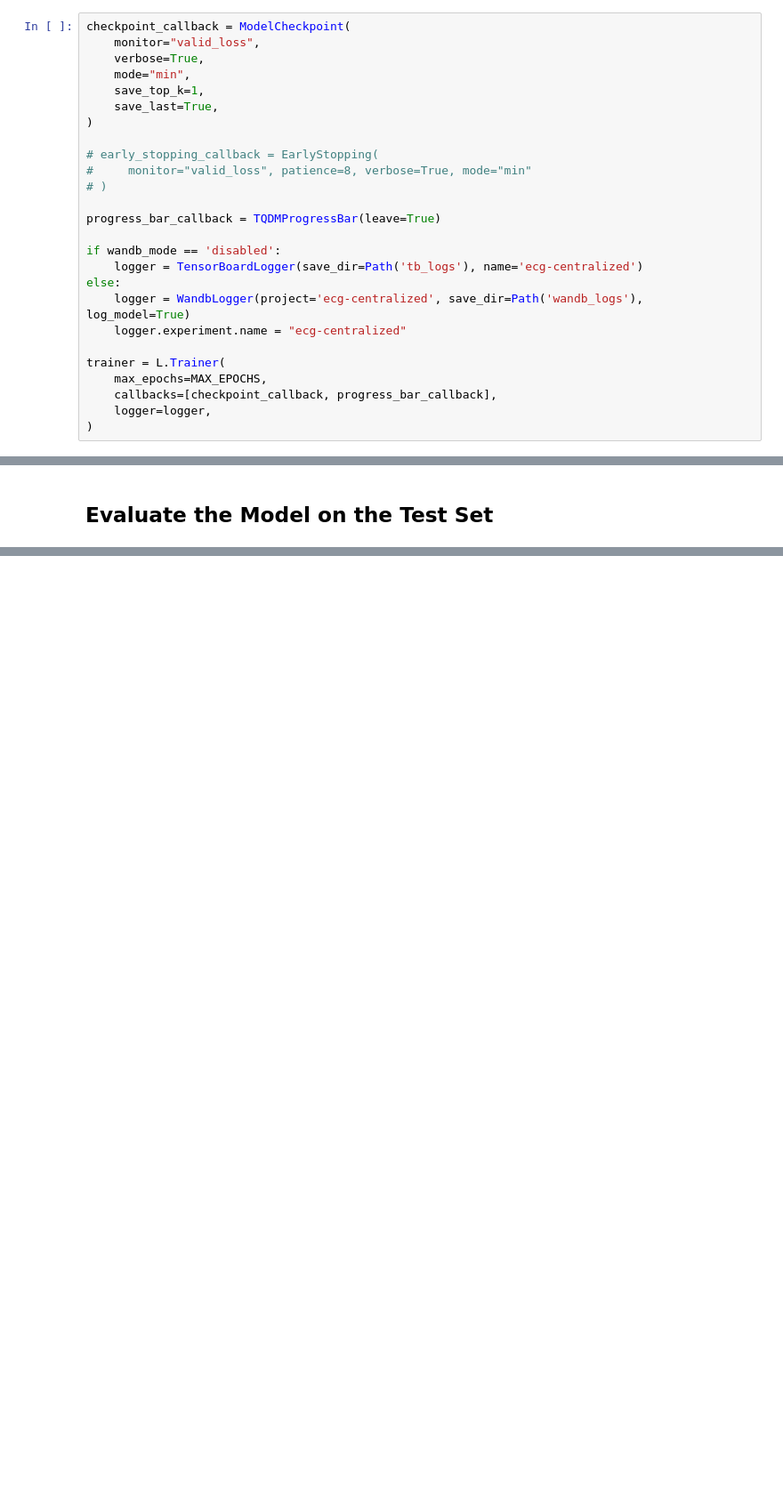
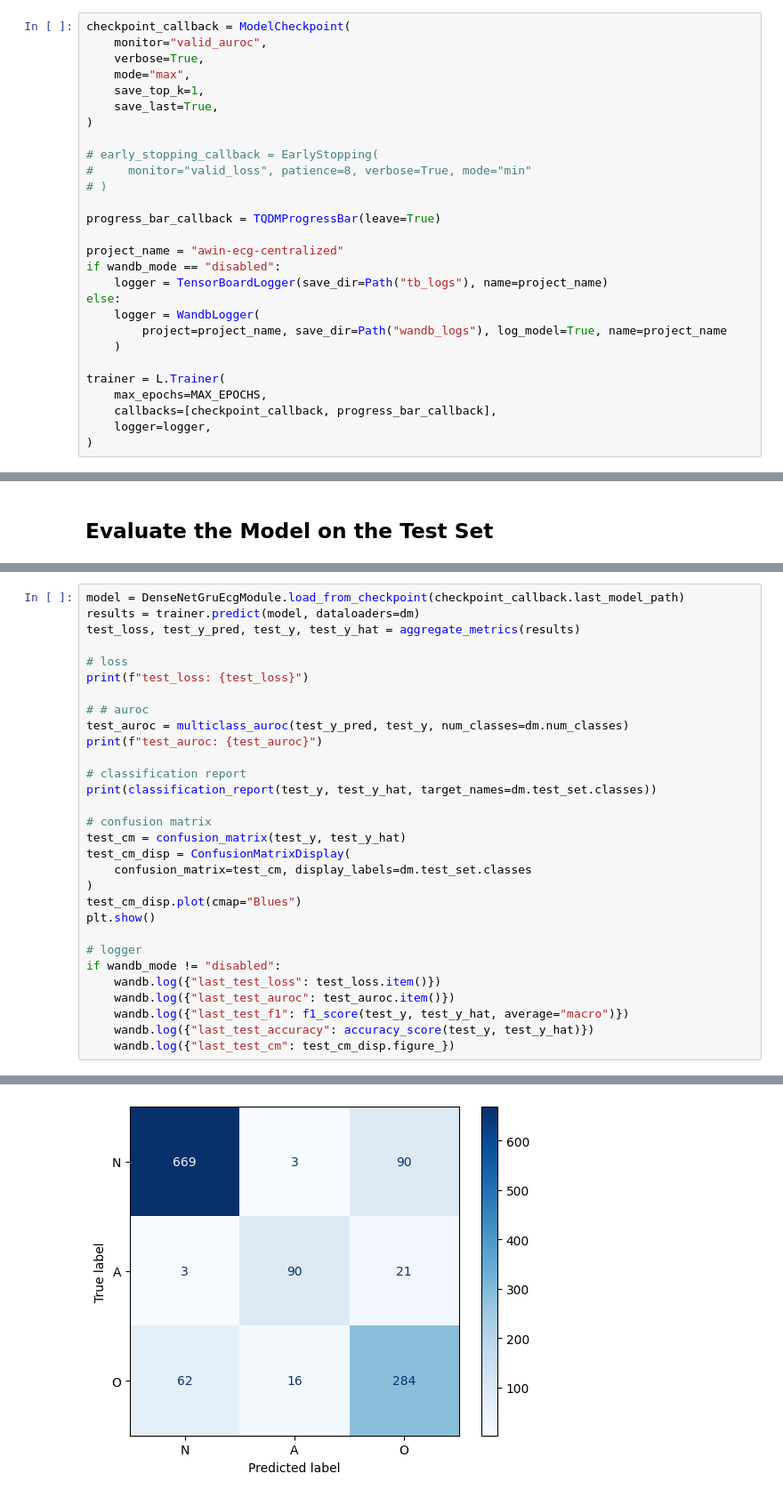
Before and after one commit to devilhyt/ecg-federated-learning-public, a Jupyter notebook: train_centralized.ipynb, the cells around one changed output, grey strips where cells are left out. Shown at 89% size. Cells and saved outputs as stored; diff of their text form; blank space fills up the shorter version.

Commit message:
feat: major updates across multiple files to implement new model

```diff
--- a/train_centralized.ipynb
+++ b/train_centralized.ipynb
@@ -46,8 +65,8 @@ model = DenseNetGruEcgModule(
 # %%
 checkpoint_callback = ModelCheckpoint(
-    monitor="valid_loss",
+    monitor="valid_auroc",
     verbose=True,
-    mode="min",
+    mode="max",
     save_top_k=1,
     save_last=True,
 )
@@ -58,11 +77,13 @@ checkpoint_callback = ModelCheckpoint(
 
 progress_bar_callback = TQDMProgressBar(leave=True)
 
-if wandb_mode == 'disabled':
-    logger = TensorBoardLogger(save_dir=Path('tb_logs'), name='ecg-centralized')
+project_name = "awin-ecg-centralized"
+if wandb_mode == "disabled":
+    logger = TensorBoardLogger(save_dir=Path("tb_logs"), name=project_name)
 else:
-    logger = WandbLogger(project='ecg-centralized', save_dir=Path('wandb_logs'), log_model=True)
-    logger.experiment.name = "ecg-centralized"
+    logger = WandbLogger(
+        project=project_name, save_dir=Path("wandb_logs"), log_model=True, name=project_name
+    )
 
 trainer = L.Trainer(
     max_epochs=MAX_EPOCHS,
@@ -210,0 +167,31 @@ weighted avg       0.83      0.83      0.83      1238
+# %%
+model = DenseNetGruEcgModule.load_from_checkpoint(checkpoint_callback.last_model_path)
+results = trainer.predict(model, dataloaders=dm)
+test_loss, test_y_pred, test_y, test_y_hat = aggregate_metrics(results)
+
+# loss
+print(f"test_loss: {test_loss}")
+
+# # auroc
+test_auroc = multiclass_auroc(test_y_pred, test_y, num_classes=dm.num_classes)
+print(f"test_auroc: {test_auroc}")
+
+# classification report
+print(classification_report(test_y, test_y_hat, target_names=dm.test_set.classes))
+
+# confusion matrix
+test_cm = confusion_matrix(test_y, test_y_hat)
+test_cm_disp = ConfusionMatrixDisplay(
+    confusion_matrix=test_cm, display_labels=dm.test_set.classes
+)
+test_cm_disp.plot(cmap="Blues")
+plt.show()
+
+# logger
+if wandb_mode != "disabled":
+    wandb.log({"last_test_loss": test_loss.item()})
+    wandb.log({"last_test_auroc": test_auroc.item()})
+    wandb.log({"last_test_f1": f1_score(test_y, test_y_hat, average="macro")})
+    wandb.log({"last_test_accuracy": accuracy_score(test_y, test_y_hat)})
+    wandb.log({"last_test_cm": test_cm_disp.figure_})
+# %% [output]
@@ -210,0 +210 @@ weighted avg       0.83      0.83      0.83      1238
+[figure, added]
```
Also changed, not shown: parts of 14 cells of this notebook, 10 other files.
